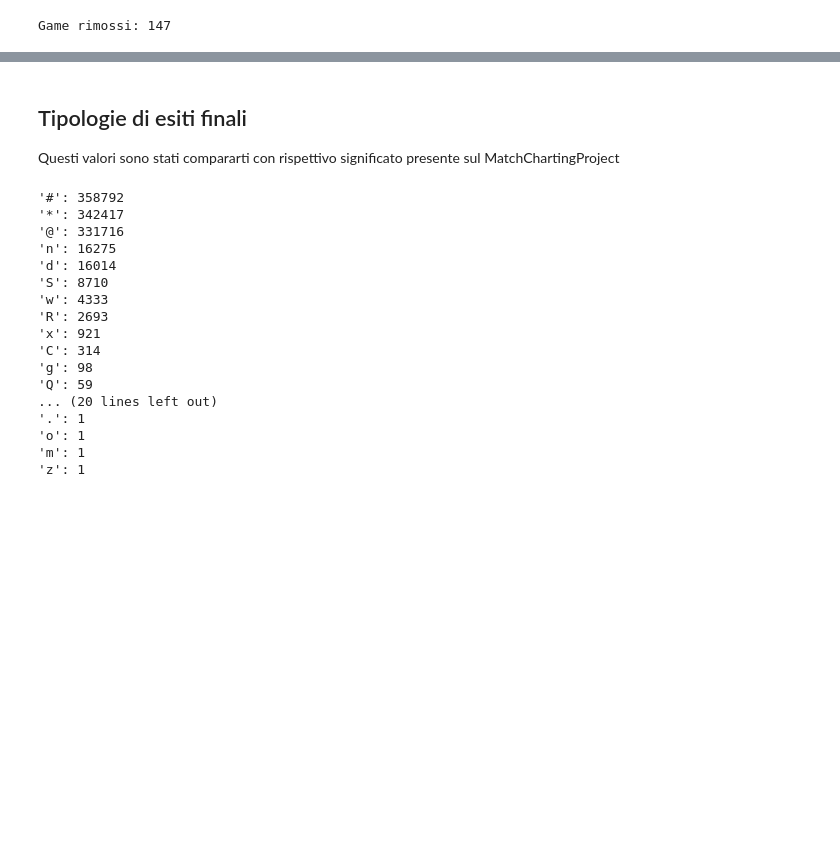
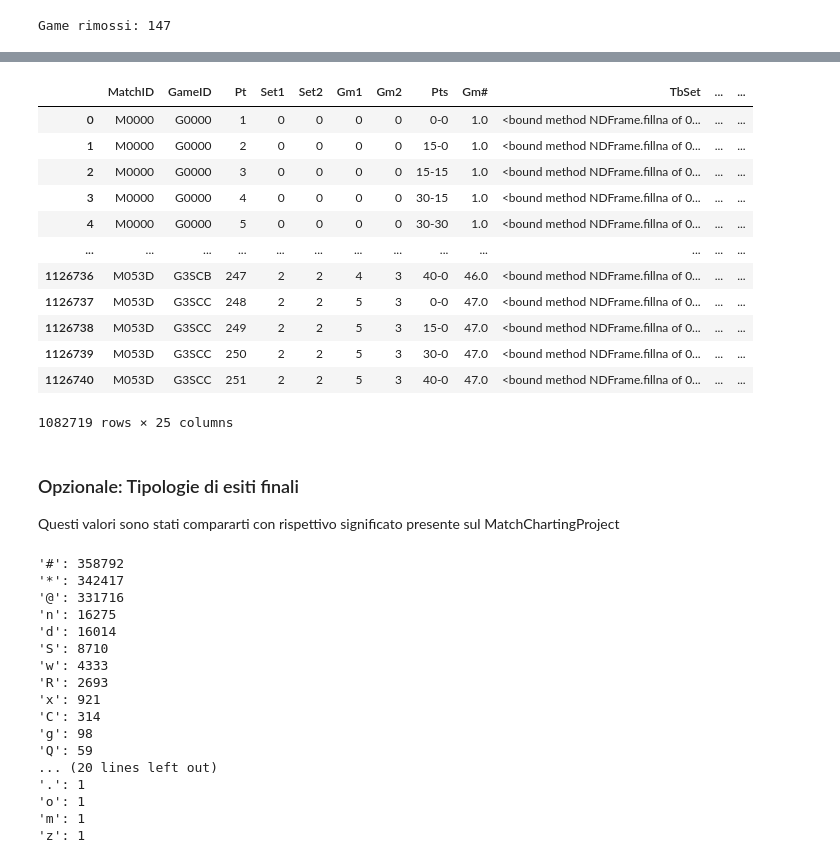
Before and after one commit to oraziotorre/MomentumShiftAI, a Jupyter notebook: TennisDataGenerator.ipynb, the cells around one changed output, grey strips where cells are left out. Saved outputs shown, nothing was run; the diff lists cells and outputs as text; code cells hidden in the pictures; blank space fills up the shorter version.

```diff
--- a/TennisDataGenerator.ipynb
+++ b/TennisDataGenerator.ipynb
@@ -732,0 +715,33 @@ simboli_finali
+# %%
+def to_base36(n: int) -> str:
+    alphabet = "0123456789ABCDEFGHIJKLMNOPQRSTUVWXYZ"
+    if n == 0:
+        return "0"
+    s = ""
+    while n > 0:
+        n, r = divmod(n, 36)
+        s = alphabet[r] + s
+    return s
+
+def make_short_ids(series: pd.Series, prefix: str, width: int = 4) -> pd.Series:
+    uniques = pd.Series(series.dropna().unique())
+    mapping = {val: f"{prefix}{to_base36(i).rjust(width, '0')}" for i, val in enumerate(uniques)}
+    return series.map(mapping)
+
+# --- Sostituisci direttamente gli ID con la versione short ---
+if "MatchID" in dataset.columns:
+    short = make_short_ids(dataset["MatchID"], prefix="M", width=4)
+    dataset["MatchID"] = short.fillna(dataset["MatchID"])   # fallback se ci sono NaN
+
+if "GameID" in dataset.columns:
+    short = make_short_ids(dataset["GameID"], prefix="G", width=4)
+    dataset["GameID"] = short.fillna(dataset["GameID"])
+
+# --- Metti MatchID e GameID come prime colonne ---
+cols = list(dataset.columns)
+for col in ["GameID", "MatchID"]:  # inverso perché insert sposta
+    if col in cols:
+        cols.insert(0, cols.pop(cols.index(col)))
+dataset = dataset[cols]
+dataset
+# %% [output]
@@ -733,5 +749,18 @@ simboli_finali
+|  | MatchID | GameID | Pt | Set1 | Set2 | Gm1 | Gm2 | Pts | Gm# | TbSet | ... | ... |
+| 0 | M0000 | G0000 | 1 | 0 | 0 | 0 | 0 | 0-0 | 1.0 | <bound method NDFrame.fillna of 0... | ... | ... |
+| 1 | M0000 | G0000 | 2 | 0 | 0 | 0 | 0 | 15-0 | 1.0 | <bound method NDFrame.fillna of 0... | ... | ... |
+| 2 | M0000 | G0000 | 3 | 0 | 0 | 0 | 0 | 15-15 | 1.0 | <bound method NDFrame.fillna of 0... | ... | ... |
+| 3 | M0000 | G0000 | 4 | 0 | 0 | 0 | 0 | 30-15 | 1.0 | <bound method NDFrame.fillna of 0... | ... | ... |
+| 4 | M0000 | G0000 | 5 | 0 | 0 | 0 | 0 | 30-30 | 1.0 | <bound method NDFrame.fillna of 0... | ... | ... |
+| ... | ... | ... | ... | ... | ... | ... | ... | ... | ... | ... | ... | ... |
+| 1126736 | M053D | G3SCB | 247 | 2 | 2 | 4 | 3 | 40-0 | 46.0 | <bound method NDFrame.fillna of 0... | ... | ... |
+| 1126737 | M053D | G3SCC | 248 | 2 | 2 | 5 | 3 | 0-0 | 47.0 | <bound method NDFrame.fillna of 0... | ... | ... |
+| 1126738 | M053D | G3SCC | 249 | 2 | 2 | 5 | 3 | 15-0 | 47.0 | <bound method NDFrame.fillna of 0... | ... | ... |
+| 1126739 | M053D | G3SCC | 250 | 2 | 2 | 5 | 3 | 30-0 | 47.0 | <bound method NDFrame.fillna of 0... | ... | ... |
+| 1126740 | M053D | G3SCC | 251 | 2 | 2 | 5 | 3 | 40-0 | 47.0 | <bound method NDFrame.fillna of 0... | ... | ... |
+1082719 rows × 25 columns
 # %% [markdown]
-## Tipologie di esiti finali
+### Opzionale: Tipologie di esiti finali
 Questi valori sono stati compararti con rispettivo significato presente sul MatchChartingProject
 # %%
 simboli_finali = Counter()
```
Also changed, not shown: parts of 27 cells of this notebook.
